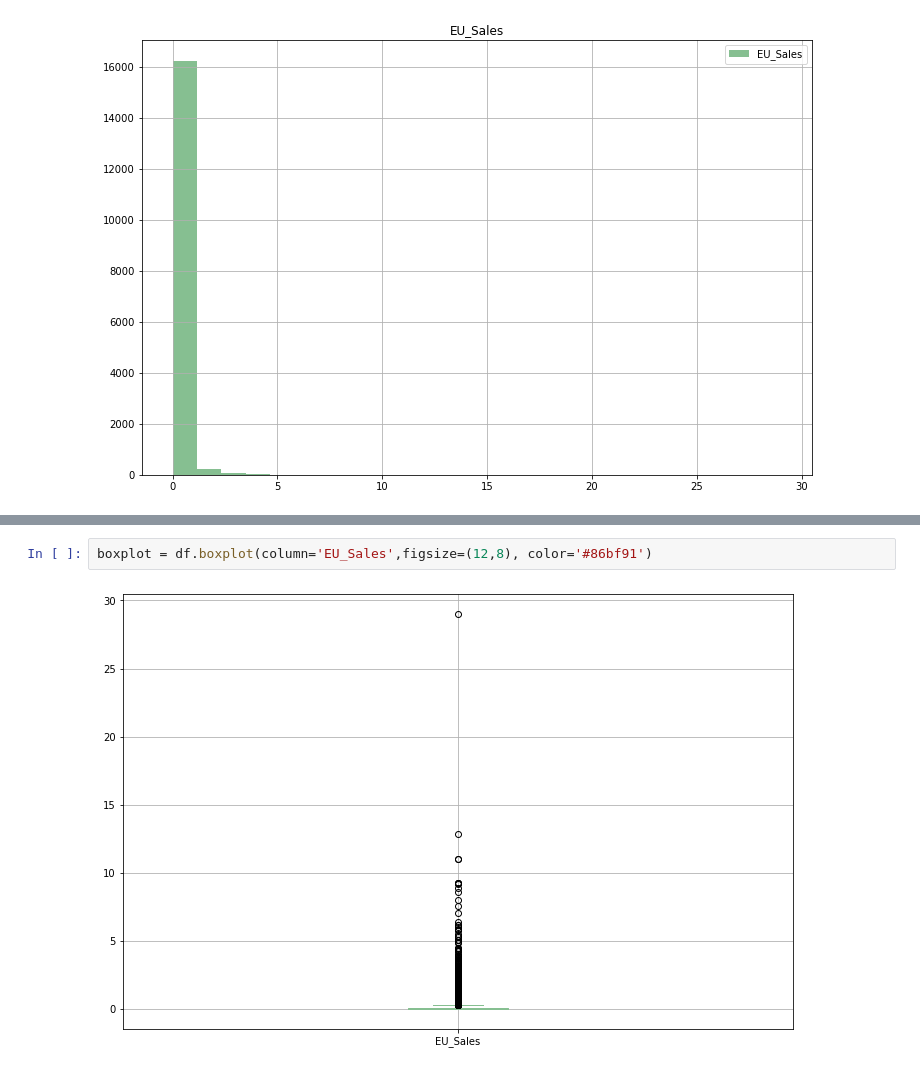
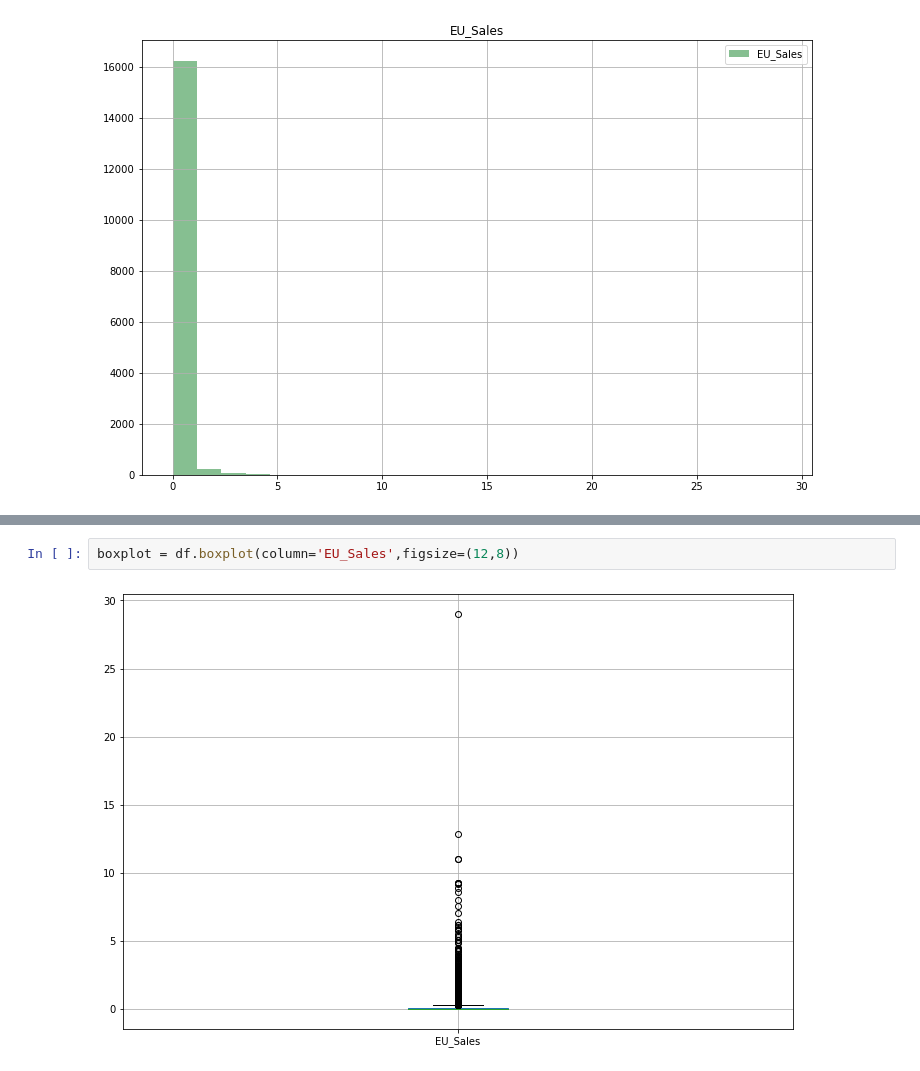
Before and after one commit to kawaremu/CodeLabsAcademy, a Jupyter notebook: Unit 2/Homeworks/data-exploration.ipynb, the cells around one changed output, grey strips where cells are left out. Saved outputs shown, nothing was run; the diff lists cells and outputs as text.

```diff
--- a/Unit 2/Homeworks/data-exploration.ipynb
+++ b/Unit 2/Homeworks/data-exploration.ipynb
@@ -356,6 +356,6 @@ In descriptive statistics, a box plot or boxplot is a method for graphically dem
 
 The image above is a boxplot. A boxplot is a standardized way of displaying the distribution of data based on a five number summary (“minimum”, first quartile (Q1), median, third quartile (Q3), and “maximum”). It can tell you about your outliers and what their values are. It can also tell you if your data is symmetrical, how tightly your data is grouped, and if and how your data is skewed.
 # %%
-boxplot = df.boxplot(column='EU_Sales',figsize=(12,8), color='#86bf91')
+boxplot = df.boxplot(column='EU_Sales',figsize=(12,8))
 # %% [output]
-[figure, old version]
+[figure, new version]
```
Also changed, not shown: parts of 47 cells of this notebook, 3 other files.
